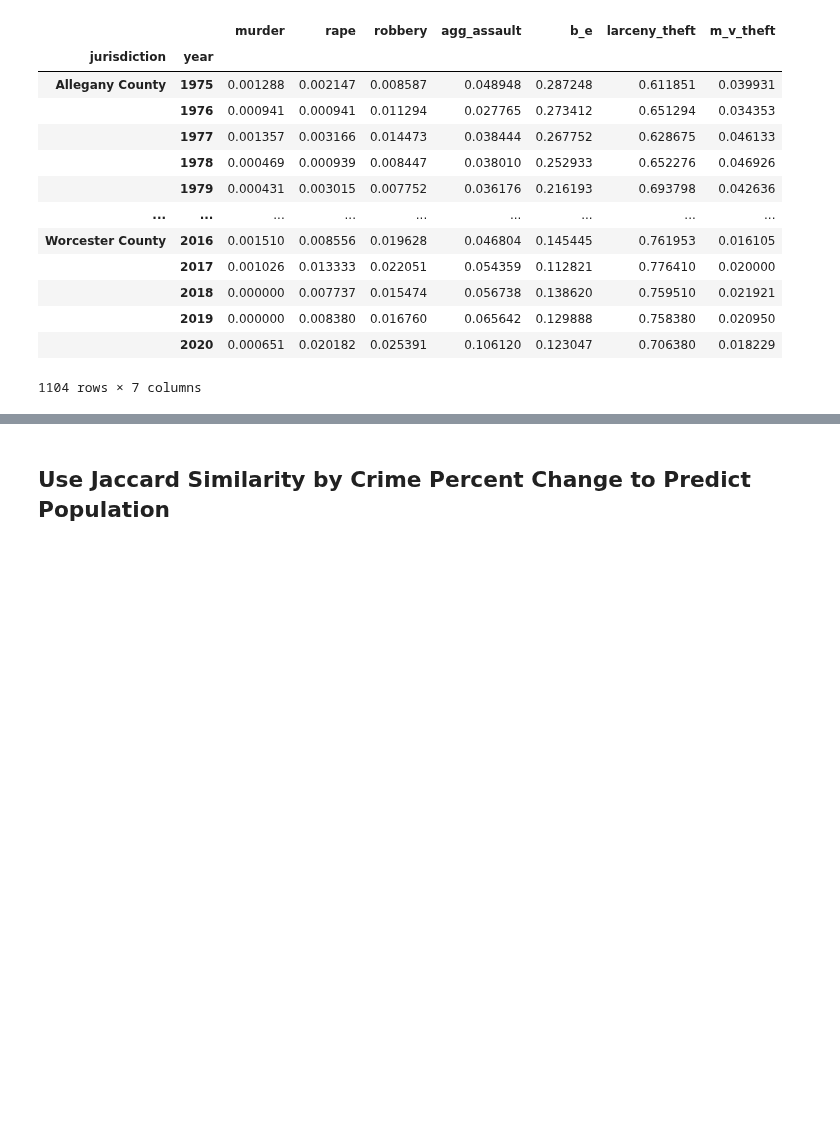
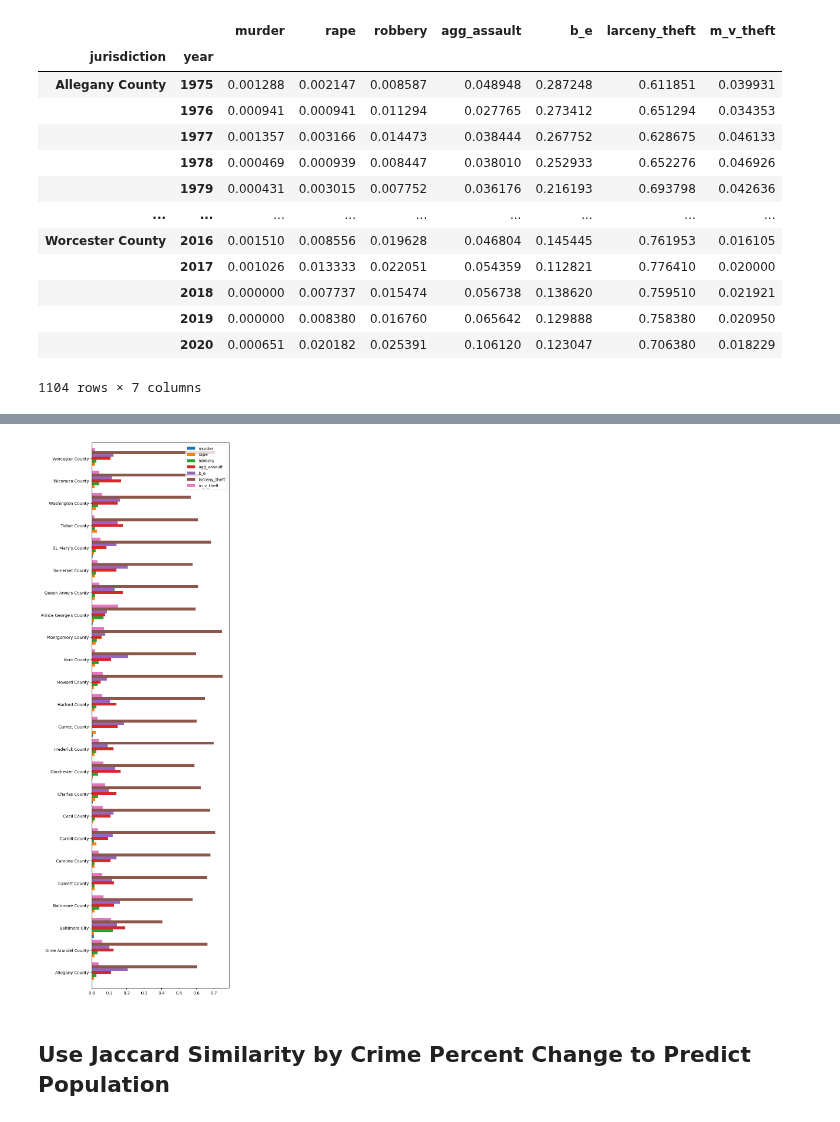
Before and after one commit to kimesco/maryland-crime-project, a Jupyter notebook: exploration.ipynb, the cells around one changed output, grey strips where cells are left out. Saved outputs shown, nothing was run; the diff lists cells and outputs as text; code cells hidden in the pictures; blank space fills up the shorter version.

```diff
--- a/exploration.ipynb
+++ b/exploration.ipynb
@@ -96,3 +118,34 @@ df_crimes_normed
+# %%
+index = []
+murder_rate = []
+rape_rate = []
+robbery_rate = []
+agg_assault_rate = []
+b_e_rate = []
+larceny_theft_rate = []
+m_v_theft_rate = []
+
+for county, row in df_crimes_2022.iterrows():
+    index.append(county[0])
+    murder_rate.append(row['murder'])
+    rape_rate.append(row['rape'])
+    robbery_rate.append(row['robbery'])
+    agg_assault_rate.append(row['agg_assault'])
+    b_e_rate.append(row['b_e'])
+    larceny_theft_rate.append(row['larceny_theft'])
+    m_v_theft_rate.append(row['m_v_theft'])
+
+df1 = pd.DataFrame({'murder': murder_rate,
+                   'rape': rape_rate,
+                   'robbery': robbery_rate,
+                   'agg_assault': agg_assault_rate,
+                   'b_e': b_e_rate,
+                   'larceny_theft': larceny_theft_rate,
+                   'm_v_theft': m_v_theft_rate}, index=index)
+
+ax = df1.plot.barh(figsize=(6, 24), width=0.9)
+# %% [output]
+[figure, added]
 # %% [markdown]
 ## Use Jaccard Similarity by Crime Percent Change to Predict Population
 # %%
```
Also changed, not shown: parts of 9 cells of this notebook.
